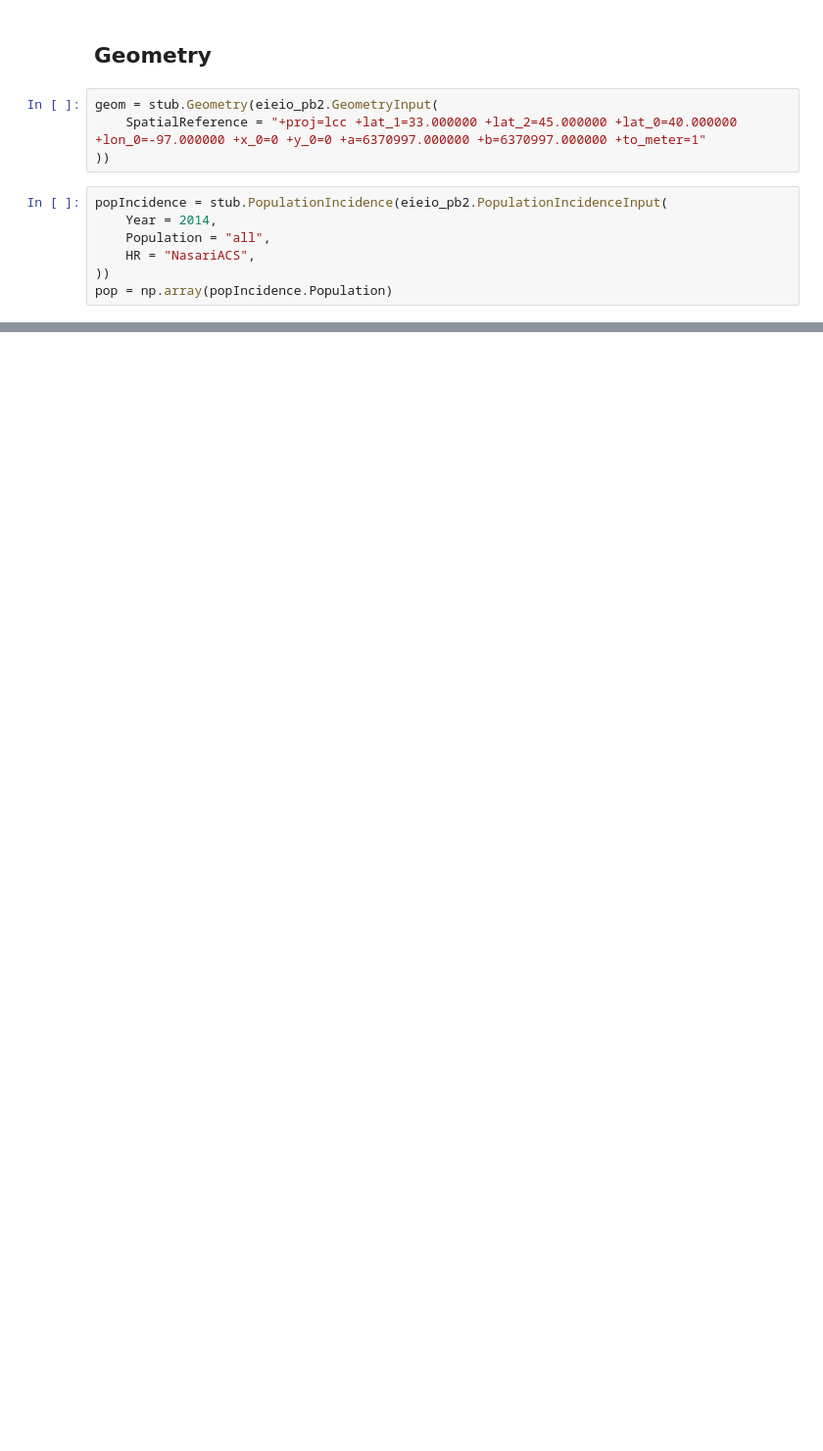
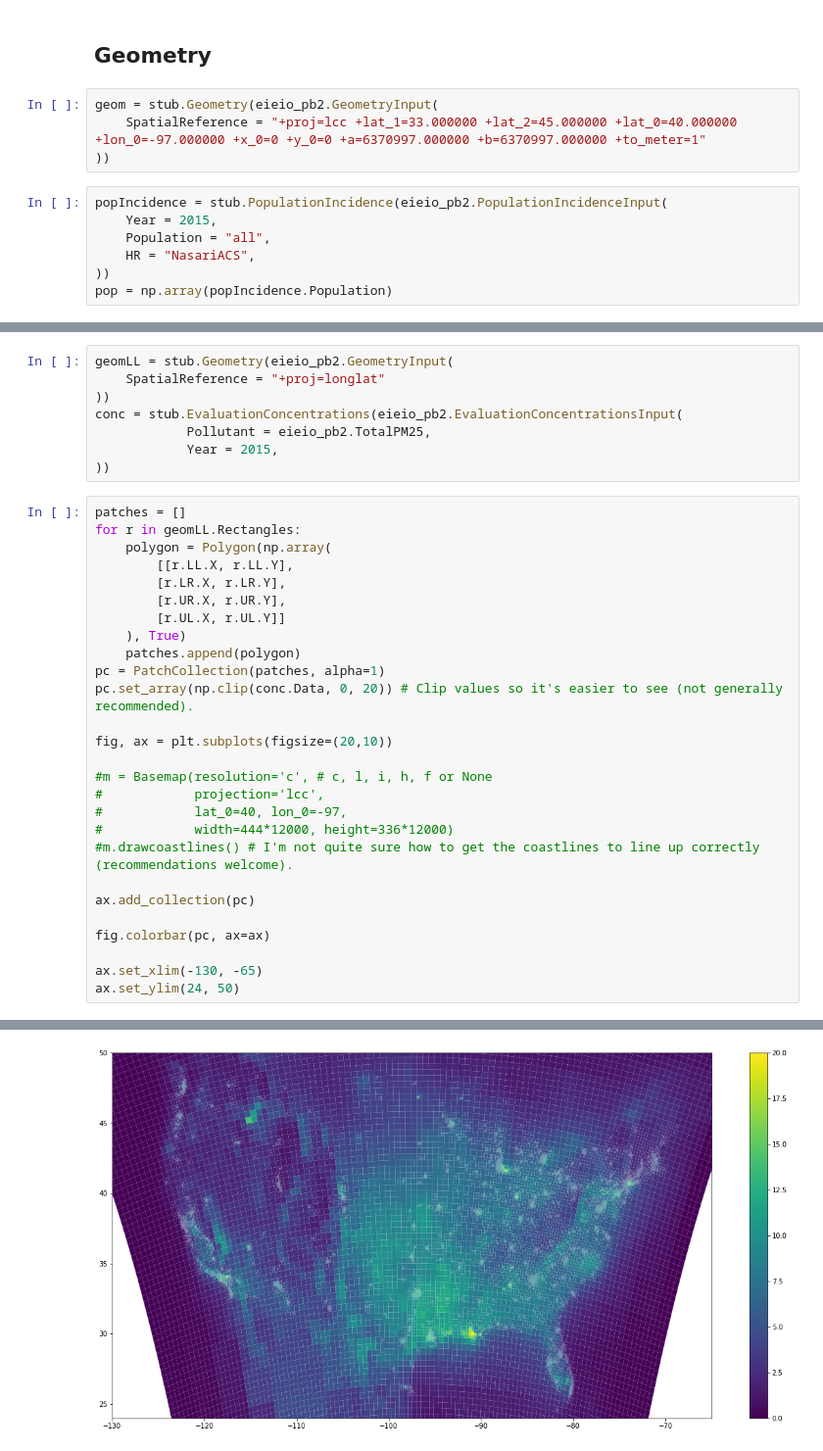
Before and after one commit to ctessum/inmap_run_example, a Jupyter notebook: eieio_example.ipynb, the cells around one changed output, grey strips where cells are left out. Shown at 98% size. Saved outputs shown, nothing was run; the diff lists cells and outputs as text; blank space fills up the shorter version.

```diff
--- a/eieio_example.ipynb
+++ b/eieio_example.ipynb
@@ -129,7 +174,7 @@ geom = stub.Geometry(eieio_pb2.GeometryInput(
 ))
 # %%
 popIncidence = stub.PopulationIncidence(eieio_pb2.PopulationIncidenceInput(
-    Year = 2014,
+    Year = 2015,
     Population = "all",
     HR = "NasariACS",
 ))
@@ -143,0 +193,36 @@ print("Population-weighted edge length =", popWtdEdgeLen/1000, "km")
+# %%
+geomLL = stub.Geometry(eieio_pb2.GeometryInput(
+    SpatialReference = "+proj=longlat"
+))
+conc = stub.EvaluationConcentrations(eieio_pb2.EvaluationConcentrationsInput(
+            Pollutant = eieio_pb2.TotalPM25,
+            Year = 2015,
+))
+# %%
+patches = []
+for r in geomLL.Rectangles:
+    polygon = Polygon(np.array(
+        [[r.LL.X, r.LL.Y],
+        [r.LR.X, r.LR.Y],
+        [r.UR.X, r.UR.Y],
+        [r.UL.X, r.UL.Y]]
+    ), True)
+    patches.append(polygon)
+pc = PatchCollection(patches, alpha=1)
+pc.set_array(np.clip(conc.Data, 0, 20)) # Clip values so it's easier to see (not generally recommended).
+
+fig, ax = plt.subplots(figsize=(20,10))
+
+#m = Basemap(resolution='c', # c, l, i, h, f or None
+#            projection='lcc',
+#            lat_0=40, lon_0=-97,
+#            width=444*12000, height=336*12000)
+#m.drawcoastlines() # I'm not quite sure how to get the coastlines to line up correctly (recommendations welcome).
+
+ax.add_collection(pc)
+
+fig.colorbar(pc, ax=ax)
+
+ax.set_xlim(-130, -65)
+ax.set_ylim(24, 50)
+# %% [output]
@@ -143,0 +230 @@ print("Population-weighted edge length =", popWtdEdgeLen/1000, "km")
+[figure, added]
```
Also changed, not shown: parts of 12 cells of this notebook, 2 other files.
